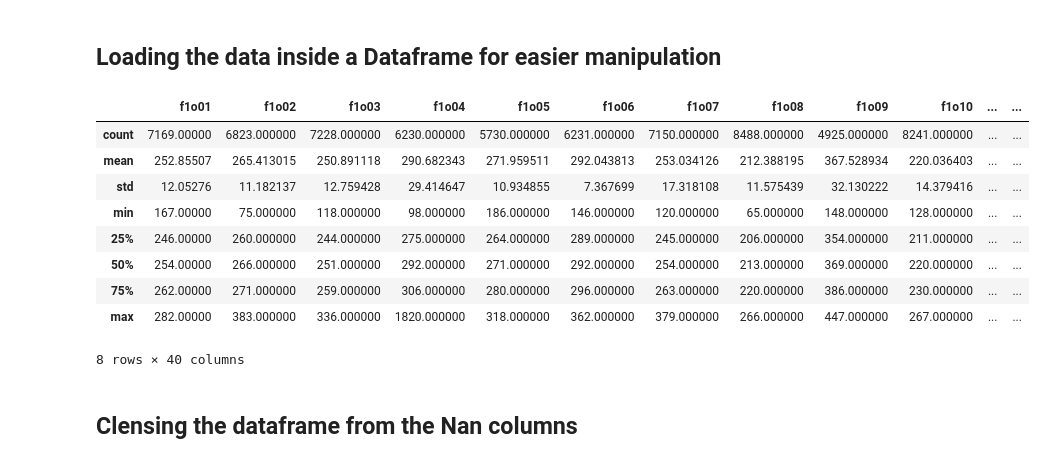
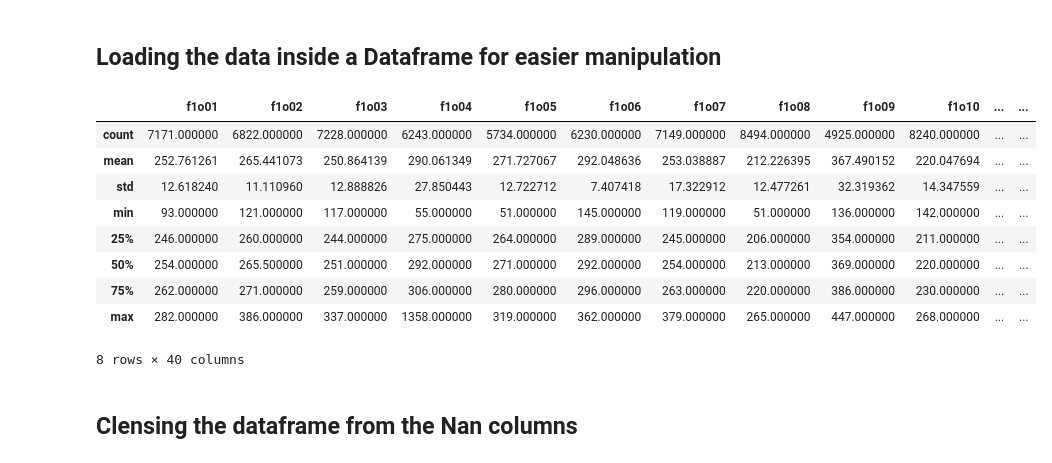
Before and after one commit to threeblueonebrowneyes/Critical-Scale-Invariance-Heart-Rate, a Jupyter notebook: CleanCode-Fanasia_CopyMIT.ipynb, the cells around one changed output. Drawn from its saved outputs; the diff is of its cells as text; code cells hidden in the pictures.

```diff
--- a/CleanCode-Fanasia_CopyMIT.ipynb
+++ b/CleanCode-Fanasia_CopyMIT.ipynb
@@ -171,18 +188,18 @@ RR_intervals_original.to_hdf('RR_intervals_original_MIT_Fantasia.hdf', key='RR_i
 # %% [markdown]
 ## Loading the data inside a Dataframe for easier manipulation
 # %%
-RR_intervals_original=pd.read_hdf('RR_intervals_original_MIT_Fantasia.hdf', key='RR_intervals_original_Fantasia')
+RR_intervals_original=pd.read_hdf('RR_intervals_original.hdf', key='RR_intervals_original_Fantasia')
 RR_intervals_original.describe()
 # %% [output]
 |  | f1o01 | f1o02 | f1o03 | f1o04 | f1o05 | f1o06 | f1o07 | f1o08 | f1o09 | f1o10 | ... | ... |
-| count | 7169.00000 | 6823.000000 | 7228.000000 | 6230.000000 | 5730.000000 | 6231.000000 | 7150.000000 | 8488.000000 | 4925.000000 | 8241.000000 | ... | ... |
-| mean | 252.85507 | 265.413015 | 250.891118 | 290.682343 | 271.959511 | 292.043813 | 253.034126 | 212.388195 | 367.528934 | 220.036403 | ... | ... |
-| std | 12.05276 | 11.182137 | 12.759428 | 29.414647 | 10.934855 | 7.367699 | 17.318108 | 11.575439 | 32.130222 | 14.379416 | ... | ... |
-| min | 167.00000 | 75.000000 | 118.000000 | 98.000000 | 186.000000 | 146.000000 | 120.000000 | 65.000000 | 148.000000 | 128.000000 | ... | ... |
-| 25% | 246.00000 | 260.000000 | 244.000000 | 275.000000 | 264.000000 | 289.000000 | 245.000000 | 206.000000 | 354.000000 | 211.000000 | ... | ... |
-| 50% | 254.00000 | 266.000000 | 251.000000 | 292.000000 | 271.000000 | 292.000000 | 254.000000 | 213.000000 | 369.000000 | 220.000000 | ... | ... |
-| 75% | 262.00000 | 271.000000 | 259.000000 | 306.000000 | 280.000000 | 296.000000 | 263.000000 | 220.000000 | 386.000000 | 230.000000 | ... | ... |
-| max | 282.00000 | 383.000000 | 336.000000 | 1820.000000 | 318.000000 | 362.000000 | 379.000000 | 266.000000 | 447.000000 | 267.000000 | ... | ... |
+| count | 7171.000000 | 6822.000000 | 7228.000000 | 6243.000000 | 5734.000000 | 6230.000000 | 7149.000000 | 8494.000000 | 4925.000000 | 8240.000000 | ... | ... |
+| mean | 252.761261 | 265.441073 | 250.864139 | 290.061349 | 271.727067 | 292.048636 | 253.038887 | 212.226395 | 367.490152 | 220.047694 | ... | ... |
+| std | 12.618240 | 11.110960 | 12.888826 | 27.850443 | 12.722712 | 7.407418 | 17.322912 | 12.477261 | 32.319362 | 14.347559 | ... | ... |
+| min | 93.000000 | 121.000000 | 117.000000 | 55.000000 | 51.000000 | 145.000000 | 119.000000 | 51.000000 | 136.000000 | 142.000000 | ... | ... |
+| 25% | 246.000000 | 260.000000 | 244.000000 | 275.000000 | 264.000000 | 289.000000 | 245.000000 | 206.000000 | 354.000000 | 211.000000 | ... | ... |
+| 50% | 254.000000 | 265.500000 | 251.000000 | 292.000000 | 271.000000 | 292.000000 | 254.000000 | 213.000000 | 369.000000 | 220.000000 | ... | ... |
+| 75% | 262.000000 | 271.000000 | 259.000000 | 306.000000 | 280.000000 | 296.000000 | 263.000000 | 220.000000 | 386.000000 | 230.000000 | ... | ... |
+| max | 282.000000 | 386.000000 | 337.000000 | 1358.000000 | 319.000000 | 362.000000 | 379.000000 | 265.000000 | 447.000000 | 268.000000 | ... | ... |
 8 rows × 40 columns
 # %% [markdown]
 ## Clensing the dataframe from the Nan columns
```
Also changed, not shown: parts of 7 cells of this notebook, 2 other files.
